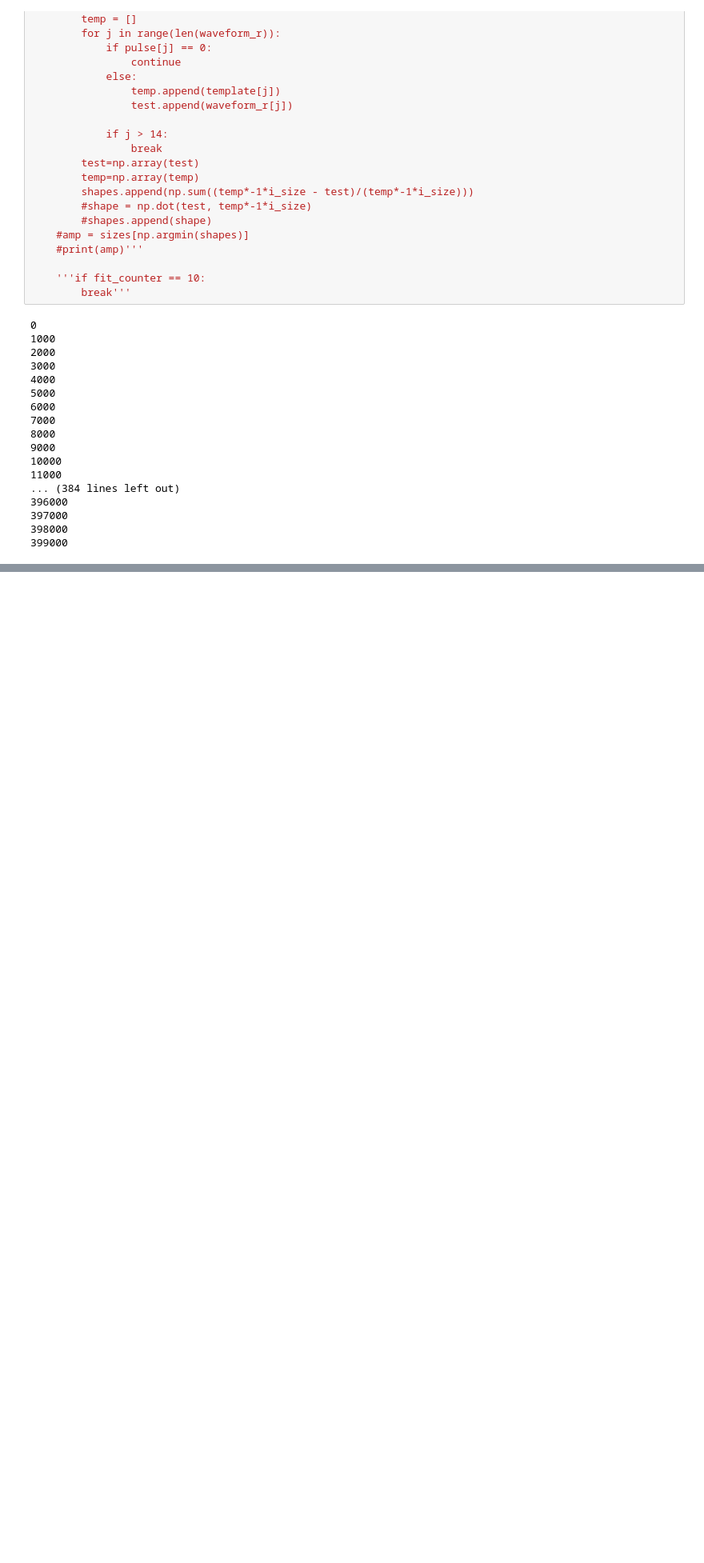
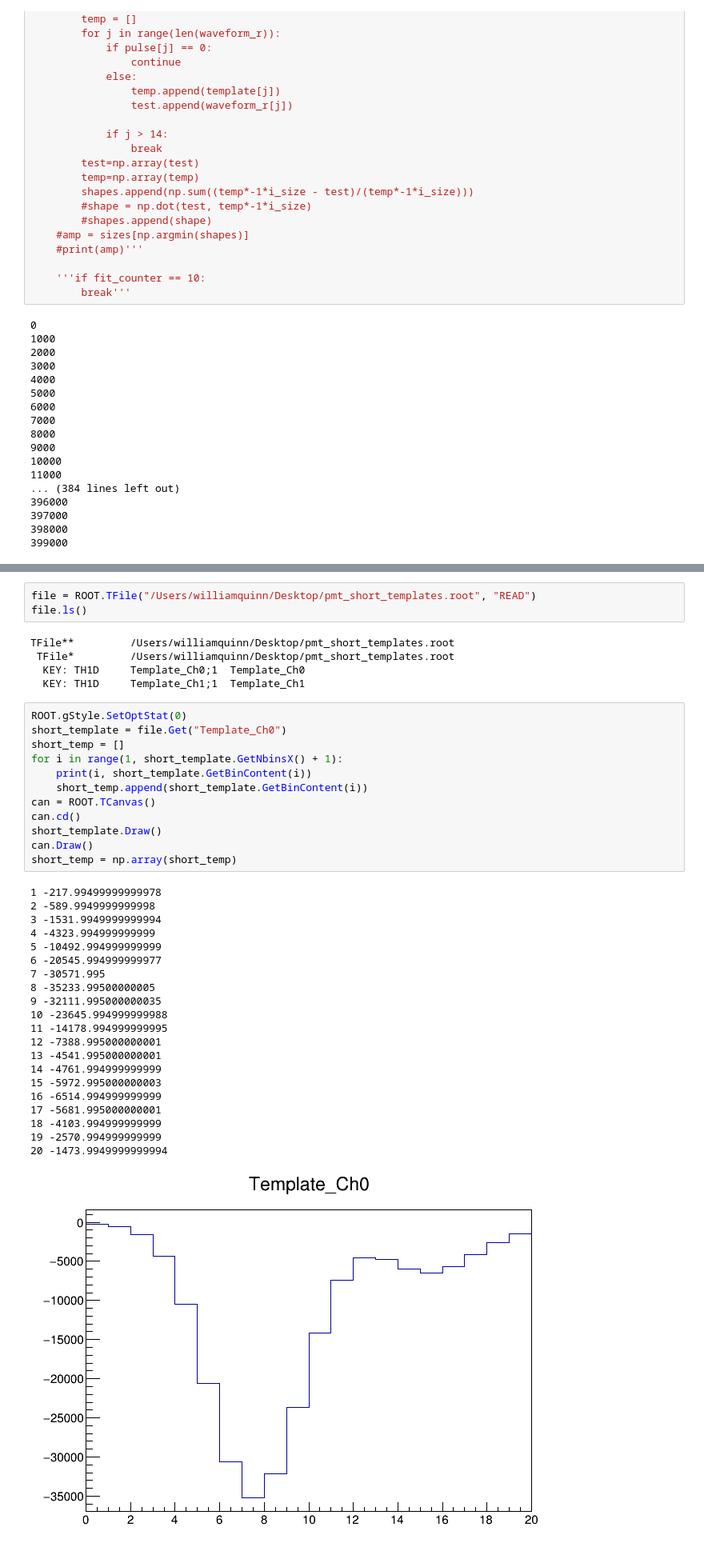
Before and after one commit to SuperNEMO-DBD/PMT-ShapeAnalysis, a Jupyter notebook: pmt_he_study/pulse_fitter.ipynb, the cells around one changed output, grey strips where cells are left out. Shown: that part at 80% size. Cells and saved outputs as stored; diff of their text form; blank space fills up the shorter version.

```diff
--- a/pmt_he_study/pulse_fitter.ipynb
+++ b/pmt_he_study/pulse_fitter.ipynb
@@ -268,0 +269,42 @@ plt.savefig("/Users/williamquinn/Desktop/1400V_bi207_charge_spec.pdf")
+# %%
+file = ROOT.TFile("/Users/williamquinn/Desktop/pmt_short_templates.root", "READ")
+file.ls()
+# %% [output]
+TFile**         /Users/williamquinn/Desktop/pmt_short_templates.root
+ TFile*         /Users/williamquinn/Desktop/pmt_short_templates.root
+  KEY: TH1D     Template_Ch0;1  Template_Ch0
+  KEY: TH1D     Template_Ch1;1  Template_Ch1
+# %%
+ROOT.gStyle.SetOptStat(0)
+short_template = file.Get("Template_Ch0")
+short_temp = []
+for i in range(1, short_template.GetNbinsX() + 1):
+    print(i, short_template.GetBinContent(i))
+    short_temp.append(short_template.GetBinContent(i))
+can = ROOT.TCanvas()
+can.cd()
+short_template.Draw()
+can.Draw()
+short_temp = np.array(short_temp)
+# %% [output]
+1 -217.99499999999978
+2 -589.9949999999998
+3 -1531.9949999999994
+4 -4323.994999999999
+5 -10492.994999999999
+6 -20545.994999999977
+7 -30571.995
+8 -35233.99500000005
+9 -32111.995000000035
+10 -23645.994999999988
+11 -14178.994999999995
+12 -7388.995000000001
+13 -4541.995000000001
+14 -4761.994999999999
+15 -5972.995000000003
+16 -6514.994999999999
+17 -5681.995000000001
+18 -4103.994999999999
+19 -2570.994999999999
+20 -1473.9949999999994
+[figure, added]
```
Also changed, not shown: parts of 7 cells of this notebook, 1 other file.
